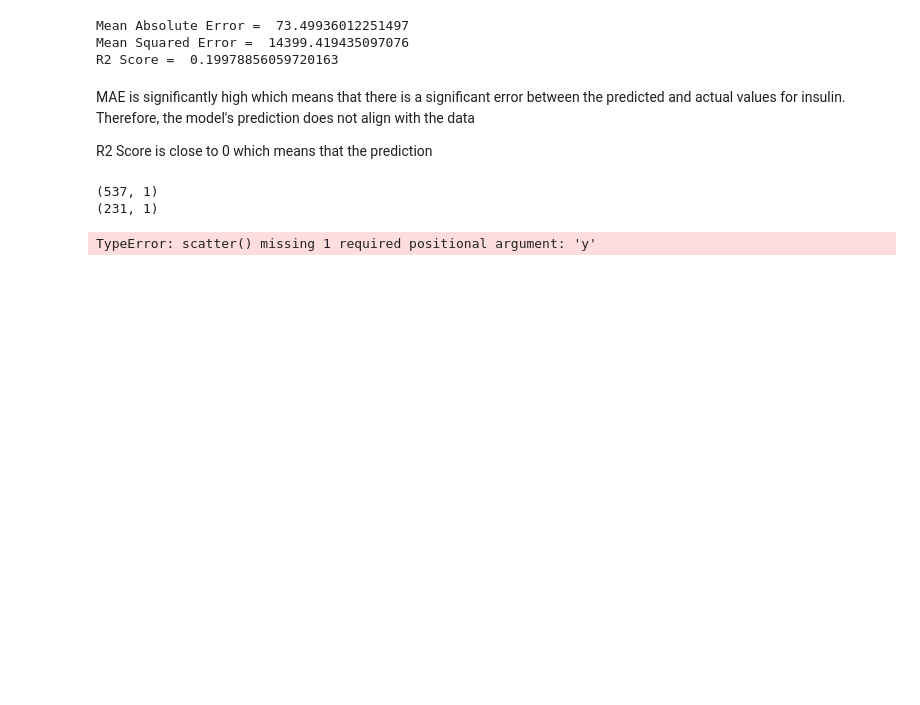
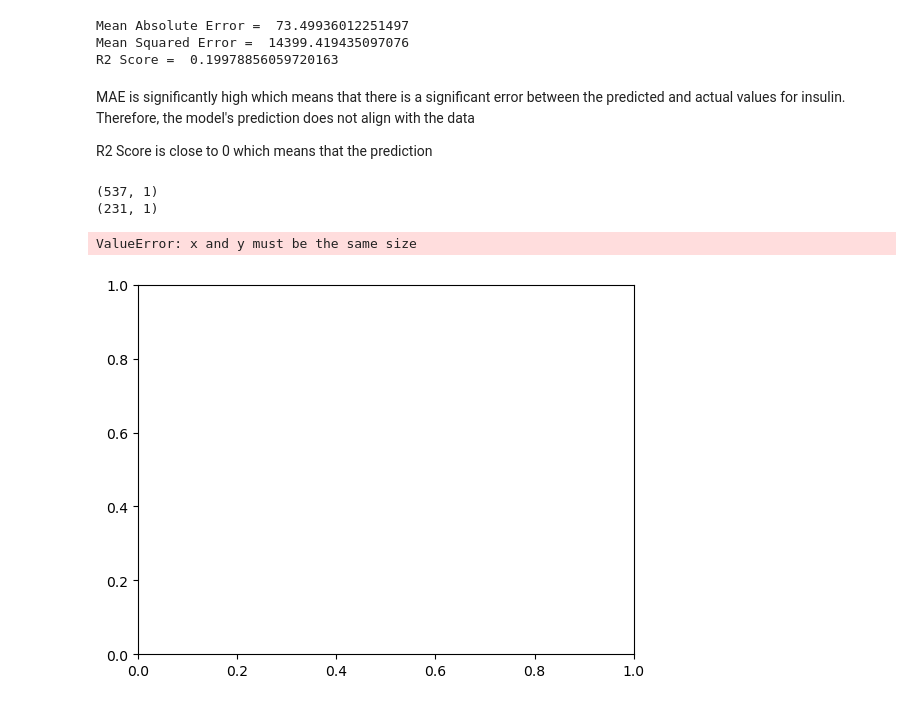
Before and after one commit to nawal-r2002/Treatment_Systems_ML_Models, a Jupyter notebook: InsulinModel.ipynb, the cells around one changed output. Drawn from its saved outputs; the diff is of its cells as text; code cells hidden in the pictures; blank space fills up the shorter version.

Commit message:
Data Analysis, Plots and Database Description

```diff
--- a/InsulinModel.ipynb
+++ b/InsulinModel.ipynb
@@ -228,16 +228,19 @@ MAE is significantly high which means that there is a significant error between
 
 R2 Score is close to 0 which means that the prediction
 # %%
-print(Y_train.shape)
-print(y_pred.shape)
-plt.scatter(y_pred,color="blue")
+# print(Y_train.shape)
+# print(y_pred.shape)
+plt.scatter(Y_train, y_pred)
+plt.xlabel("Actual Insulin Dosage")
+plt.ylabel("Predicted Insulin Dosage")
 #plt.plot(X_test,y_pred,color="red")
 #plt.title("Regression Plot of Years of Experience VS Salary")
 #plt.xlabel("Years of Experience")
 #plt.ylabel("Salary")
 #plt.legend(['Actual Values','Best Line or General formula'])
 #plt.show()
 # %% [output]
 (537, 1)
 (231, 1)
-TypeError: scatter() missing 1 required positional argument: 'y'
+ValueError: x and y must be the same size
+[figure, added]
```
Also changed, not shown: parts of 1 cell of this notebook, 2 other files.
